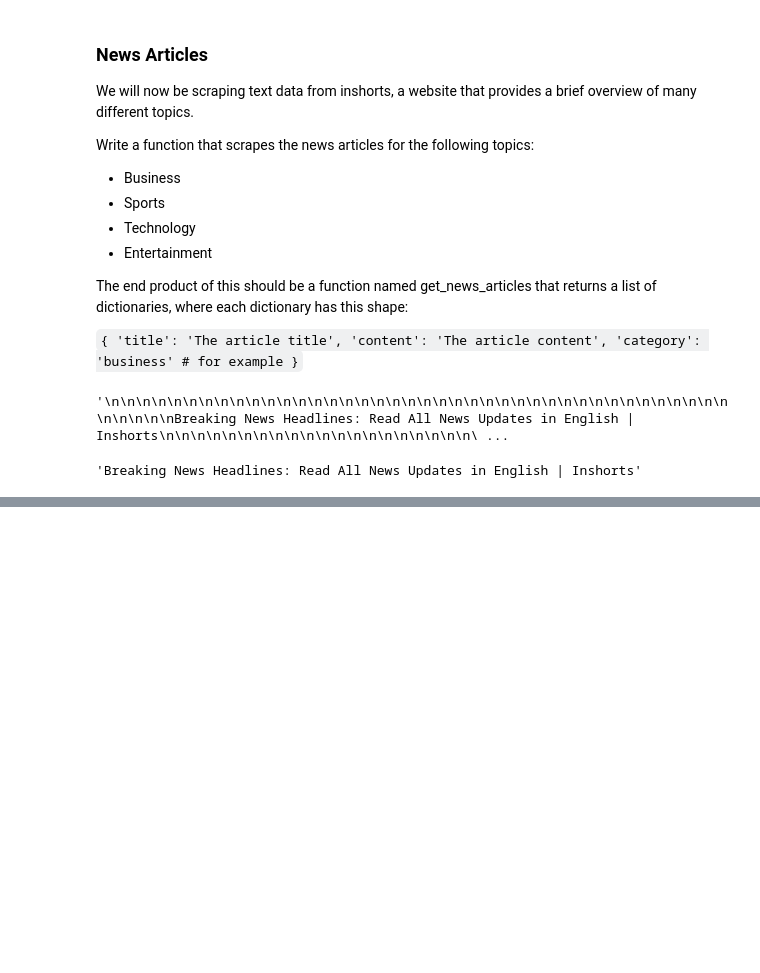
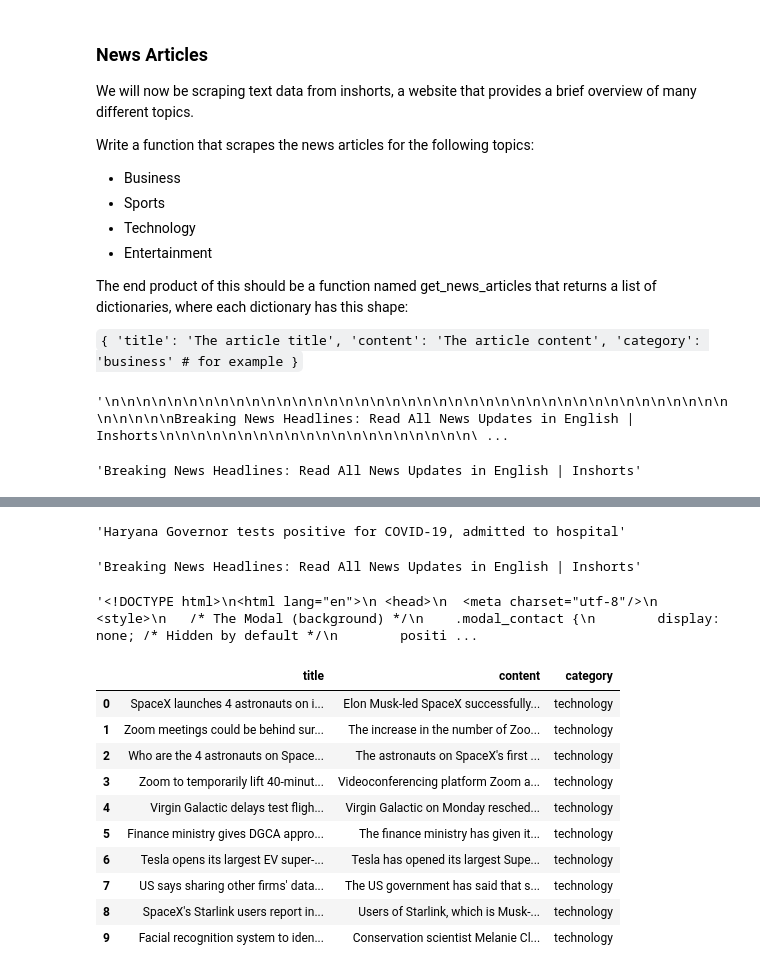
Before and after one commit to lukewbecker/natural-language-processing-exercises, a Jupyter notebook: acquire.ipynb, the cells around one changed output, grey strips where cells are left out. Drawn from its saved outputs; the diff is of its cells as text; code cells hidden in the pictures; blank space fills up the shorter version.

```diff
--- a/acquire.ipynb
+++ b/acquire.ipynb
@@ -188,0 +198,4 @@ soup.title.string
+# %%
+url = 'https://inshorts.com/en/read'
+headers = {'User-Agent': 'Codeup Data Science'}
+response = get(url, headers=headers)
@@ -188,0 +206,2 @@ soup.title.string
+# %%
+soup = BeautifulSoup(response.text)
@@ -188,0 +214,4 @@ soup.title.string
+# %%
+soup.find('span', itemprop='headline').text
+# %% [output]
+'Haryana Governor tests positive for COVID-19, admitted to hospital'
@@ -188,0 +220,55 @@ soup.title.string
+# %%
+soup_test.title.string
+# %% [output]
+'Breaking News Headlines: Read All News Updates in English | Inshorts'
+# %%
+soup.prettify()
+# %% [output]
+'<!DOCTYPE html>\n<html lang="en">\n <head>\n  <meta charset="utf-8"/>\n  <style>\n   /* The Modal (background) */\n    .modal_contact {\n        display: none; /* Hidden by default */\n        positi ...
+# %%
+# Using a function that allows
+
+source_urls = ['https://inshorts.com/en/read/technology',
+             'https://inshorts.com/en/read/sports',
+             'https://inshorts.com/en/read/business',
+             'https://inshorts.com/en/read/entertainment']
+
+def build_dataset(source_urls):
+    news_data = []
+    for url in seed_urls:
+        news_category = url.split('/')[-1]
+        data = get(url)
+        soup = BeautifulSoup(data.content, 'html.parser')
+
+        news_articles = [{'title': headline.find('span',
+                                                         attrs={"itemprop": "headline"}).string,
+                          'content': article.find('div',
+                                                       attrs={"itemprop": "articleBody"}).string,
+                          'category': news_category}
+
+                            for headline, article in
+                             zip(soup.find_all('div',
+                                               class_=["news-card-title news-right-box"]),
+                                 soup.find_all('div',
+                                               class_=["news-card-content news-right-box"]))
+                        ]
+        news_data.extend(news_articles)
+
+    df =  pd.DataFrame(news_data)
+    df = df[['title', 'content', 'category']]
+    return df
+# %%
+news_df = build_dataset(source_urls)
+news_df.head(10)
+# %% [output]
+|  | title | content | category |
+| 0 | SpaceX launches 4 astronauts on i... | Elon Musk-led SpaceX successfully... | technology |
+| 1 | Zoom meetings could be behind sur... | The increase in the number of Zoo... | technology |
+| 2 | Who are the 4 astronauts on Space... | The astronauts on SpaceX's first ... | technology |
+| 3 | Zoom to temporarily lift 40-minut... | Videoconferencing platform Zoom a... | technology |
+| 4 | Virgin Galactic delays test fligh... | Virgin Galactic on Monday resched... | technology |
+| 5 | Finance ministry gives DGCA appro... | The finance ministry has given it... | technology |
+| 6 | Tesla opens its largest EV super-... | Tesla has opened its largest Supe... | technology |
+| 7 | US says sharing other firms' data... | The US government has said that s... | technology |
+| 8 | SpaceX's Starlink users report in... | Users of Starlink, which is Musk-... | technology |
+| 9 | Facial recognition system to iden... | Conservation scientist Melanie Cl... | technology |
```
Also changed, not shown: parts of 8 cells of this notebook, 1 other file.
